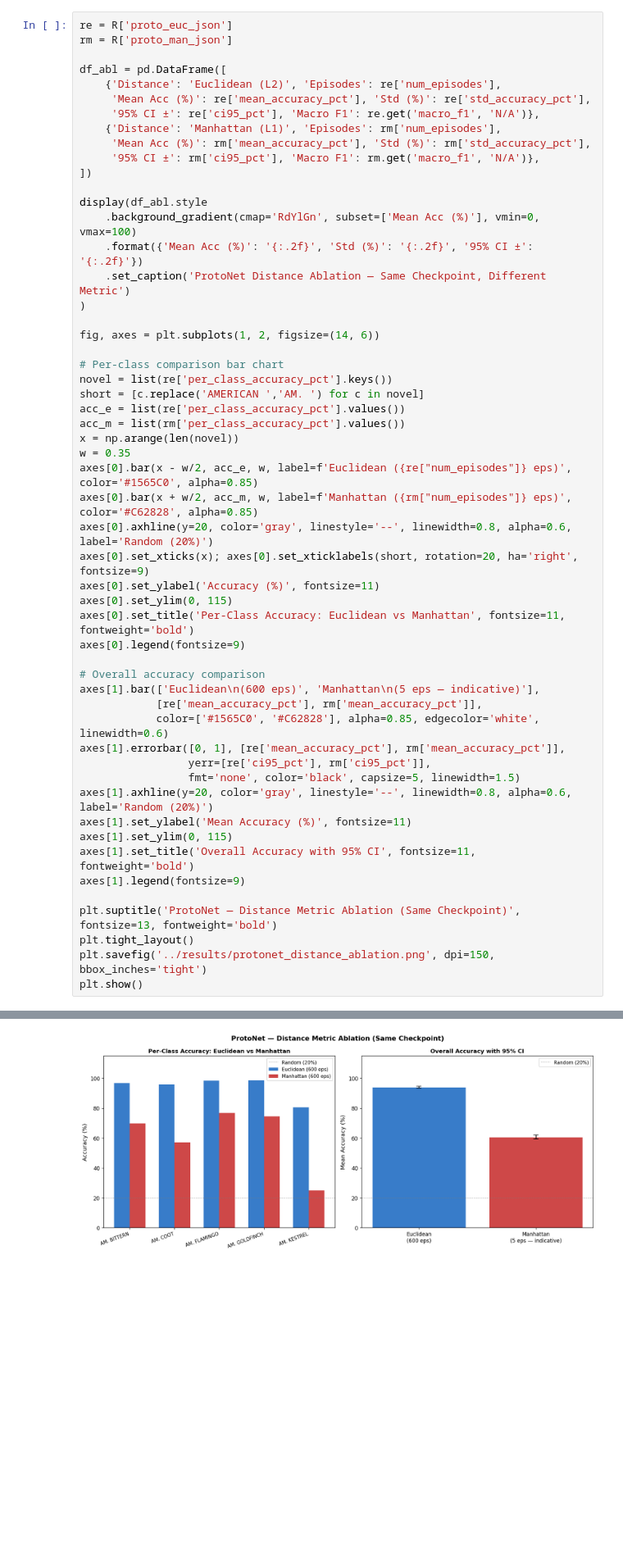
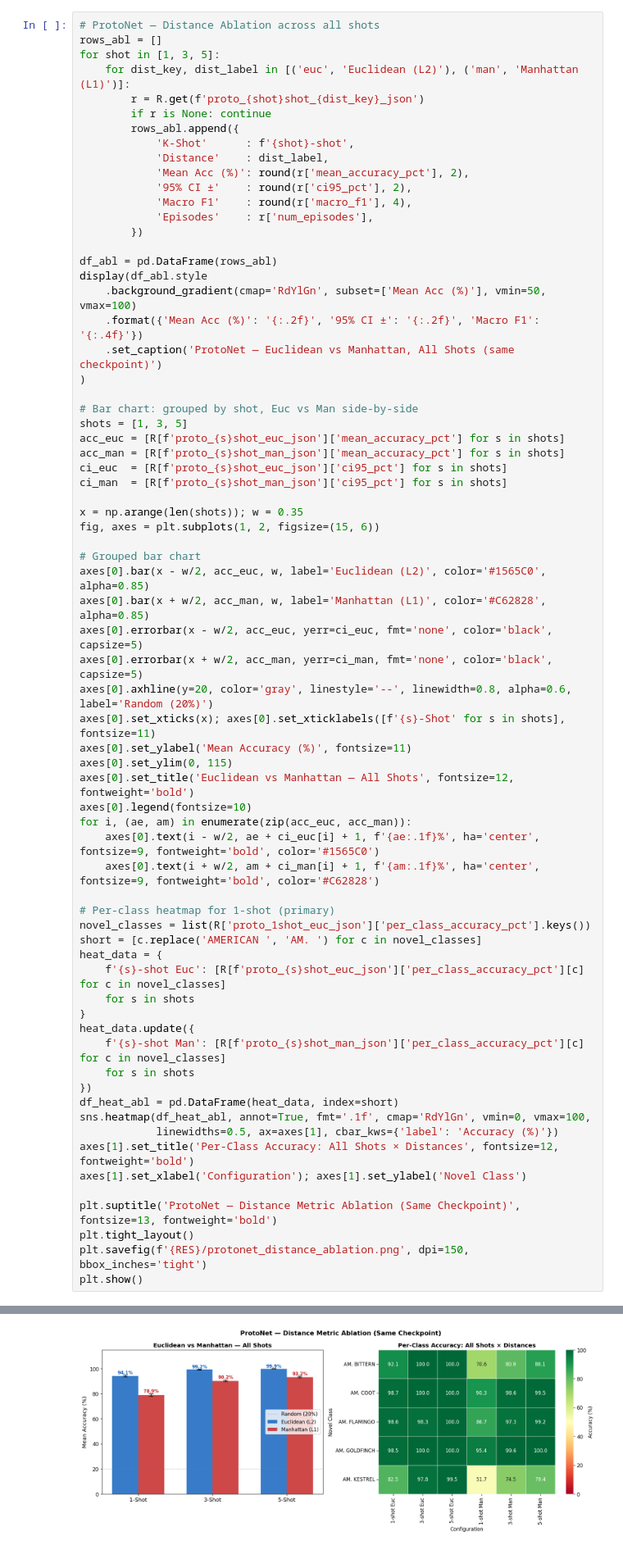
Before and after one commit to gmMustafa/Few-Shot-Learning-Paradigms-for-Bird-Species-Classification-under-Data-Scarcity, a Jupyter notebook: notebooks/results.ipynb, the cells around one changed output, grey strips where cells are left out. Shown at 82% size. Drawn from its saved outputs; the diff is of its cells as text; blank space fills up the shorter version.

```diff
--- a/notebooks/results.ipynb
+++ b/notebooks/results.ipynb
@@ -435,57 +505,72 @@ better captures class structure in the learned embedding space.
 - Euclidean: **600 episodes** — ✅ reliable
 - Manhattan: **600 episodes** — ✅ reliable
 # %%
-re = R['proto_euc_json']
-rm = R['proto_man_json']
+# ProtoNet — Distance Ablation across all shots
+rows_abl = []
+for shot in [1, 3, 5]:
+    for dist_key, dist_label in [('euc', 'Euclidean (L2)'), ('man', 'Manhattan (L1)')]:
+        r = R.get(f'proto_{shot}shot_{dist_key}_json')
+        if r is None: continue
+        rows_abl.append({
+            'K-Shot'      : f'{shot}-shot',
+            'Distance'    : dist_label,
+            'Mean Acc (%)': round(r['mean_accuracy_pct'], 2),
+            '95% CI ±'    : round(r['ci95_pct'], 2),
+            'Macro F1'    : round(r['macro_f1'], 4),
+            'Episodes'    : r['num_episodes'],
+        })
 
-df_abl = pd.DataFrame([
-    {'Distance': 'Euclidean (L2)', 'Episodes': re['num_episodes'],
-     'Mean Acc (%)': re['mean_accuracy_pct'], 'Std (%)': re['std_accuracy_pct'],
-     '95% CI ±': re['ci95_pct'], 'Macro F1': re.get('macro_f1', 'N/A')},
-    {'Distance': 'Manhattan (L1)', 'Episodes': rm['num_episodes'],
-     'Mean Acc (%)': rm['mean_accuracy_pct'], 'Std (%)': rm['std_accuracy_pct'],
-     '95% CI ±': rm['ci95_pct'], 'Macro F1': rm.get('macro_f1', 'N/A')},
-])
-
+df_abl = pd.DataFrame(rows_abl)
 display(df_abl.style
-    .background_gradient(cmap='RdYlGn', subset=['Mean Acc (%)'], vmin=0, vmax=100)
-    .format({'Mean Acc (%)': '{:.2f}', 'Std (%)': '{:.2f}', '95% CI ±': '{:.2f}'})
-    .set_caption('ProtoNet Distance Ablation — Same Checkpoint, Different Metric')
+    .background_gradient(cmap='RdYlGn', subset=['Mean Acc (%)'], vmin=50, vmax=100)
+    .format({'Mean Acc (%)': '{:.2f}', '95% CI ±': '{:.2f}', 'Macro F1': '{:.4f}'})
+    .set_caption('ProtoNet — Euclidean vs Manhattan, All Shots (same checkpoint)')
 )
 
-fig, axes = plt.subplots(1, 2, figsize=(14, 6))
+# Bar chart: grouped by shot, Euc vs Man side-by-side
+shots = [1, 3, 5]
+acc_euc = [R[f'proto_{s}shot_euc_json']['mean_accuracy_pct'] for s in shots]
+acc_man = [R[f'proto_{s}shot_man_json']['mean_accuracy_pct'] for s in shots]
+ci_euc  = [R[f'proto_{s}shot_euc_json']['ci95_pct'] for s in shots]
+ci_man  = [R[f'proto_{s}shot_man_json']['ci95_pct'] for s in shots]
 
-# Per-class comparison bar chart
-novel = list(re['per_class_accuracy_pct'].keys())
-short = [c.replace('AMERICAN ','AM. ') for c in novel]
-acc_e = list(re['per_class_accuracy_pct'].values())
-acc_m = list(rm['per_class_accuracy_pct'].values())
-x = np.arange(len(novel))
-w = 0.35
-axes[0].bar(x - w/2, acc_e, w, label=f'Euclidean ({re["num_episodes"]} eps)', color='#1565C0', alpha=0.85)
-axes[0].bar(x + w/2, acc_m, w, label=f'Manhattan ({rm["num_episodes"]} eps)', color='#C62828', alpha=0.85)
+x = np.arange(len(shots)); w = 0.35
+fig, axes = plt.subplots(1, 2, figsize=(15, 6))
+
+# Grouped bar chart
+axes[0].bar(x - w/2, acc_euc, w, label='Euclidean (L2)', color='#1565C0', alpha=0.85)
+axes[0].bar(x + w/2, acc_man, w, label='Manhattan (L1)', color='#C62828', alpha=0.85)
+axes[0].errorbar(x - w/2, acc_euc, yerr=ci_euc, fmt='none', color='black', capsize=5)
+axes[0].errorbar(x + w/2, acc_man, yerr=ci_man, fmt='none', color='black', capsize=5)
 axes[0].axhline(y=20, color='gray', linestyle='--', linewidth=0.8, alpha=0.6, label='Random (20%)')
-axes[0].set_xticks(x); axes[0].set_xticklabels(short, rotation=20, ha='right', fontsize=9)
-axes[0].set_ylabel('Accuracy (%)', fontsize=11)
+axes[0].set_xticks(x); axes[0].set_xticklabels([f'{s}-Shot' for s in shots], fontsize=11)
+axes[0].set_ylabel('Mean Accuracy (%)', fontsize=11)
 axes[0].set_ylim(0, 115)
-axes[0].set_title('Per-Class Accuracy: Euclidean vs Manhattan', fontsize=11, fontweight='bold')
-axes[0].legend(fontsize=9)
+axes[0].set_title('Euclidean vs Manhattan — All Shots', fontsize=12, fontweight='bold')
+axes[0].legend(fontsize=10)
+for i, (ae, am) in enumerate(zip(acc_euc, acc_man)):
+    axes[0].text(i - w/2, ae + ci_euc[i] + 1, f'{ae:.1f}%', ha='center', fontsize=9, fontweight='bold', color='#1565C0')
+    axes[0].text(i + w/2, am + ci_man[i] + 1, f'{am:.1f}%', ha='center', fontsize=9, fontweight='bold', color='#C62828')
 
-# Overall accuracy comparison
-axes[1].bar(['Euclidean\n(600 eps)', 'Manhattan\n(5 eps — indicative)'],
-            [re['mean_accuracy_pct'], rm['mean_accuracy_pct']],
-            color=['#1565C0', '#C62828'], alpha=0.85, edgecolor='white', linewidth=0.6)
-axes[1].errorbar([0, 1], [re['mean_accuracy_pct'], rm['mean_accuracy_pct']],
-                 yerr=[re['ci95_pct'], rm['ci95_pct']],
-                 fmt='none', color='black', capsize=5, linewidth=1.5)
-axes[1].axhline(y=20, color='gray', linestyle='--', linewidth=0.8, alpha=0.6, label='Random (20%)')
-axes[1].set_ylabel('Mean Accuracy (%)', fontsize=11)
-axes[1].set_ylim(0, 115)
-axes[1].set_title('Overall Accuracy with 95% CI', fontsize=11, fontweight='bold')
-axes[1].legend(fontsize=9)
+# Per-class heatmap for 1-shot (primary)
+novel_classes = list(R['proto_1shot_euc_json']['per_class_accuracy_pct'].keys())
+short = [c.replace('AMERICAN ', 'AM. ') for c in novel_classes]
+heat_data = {
+    f'{s}-shot Euc': [R[f'proto_{s}shot_euc_json']['per_class_accuracy_pct'][c] for c in novel_classes]
+    for s in shots
+}
+heat_data.update({
+    f'{s}-shot Man': [R[f'proto_{s}shot_man_json']['per_class_accuracy_pct'][c] for c in novel_classes]
+    for s in shots
+})
+df_heat_abl = pd.DataFrame(heat_data, index=short)
+sns.heatmap(df_heat_abl, annot=True, fmt='.1f', cmap='RdYlGn', vmin=0, vmax=100,
+            linewidths=0.5, ax=axes[1], cbar_kws={'label': 'Accuracy (%)'})
+axes[1].set_title('Per-Class Accuracy: All Shots × Distances', fontsize=12, fontweight='bold')
+axes[1].set_xlabel('Configuration'); axes[1].set_ylabel('Novel Class')
 
 plt.suptitle('ProtoNet — Distance Metric Ablation (Same Checkpoint)', fontsize=13, fontweight='bold')
 plt.tight_layout()
-plt.savefig('../results/protonet_distance_ablation.png', dpi=150, bbox_inches='tight')
+plt.savefig(f'{RES}/protonet_distance_ablation.png', dpi=150, bbox_inches='tight')
 plt.show()
 # %% [output]
@@ -496,4 +585,4 @@ ProtoNet Distance Ablation — Same Checkpoint, Different Metric
-[figure, old version]
+[figure, new version]
 # %%
 from IPython.display import display, Markdown
 _r = R['match_json']
```
Also changed, not shown: parts of 22 cells of this notebook, 10 other files.
